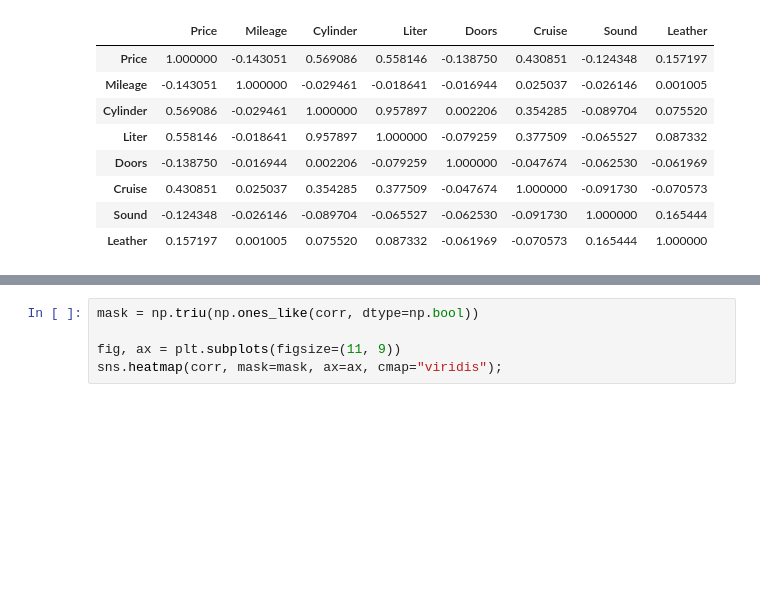
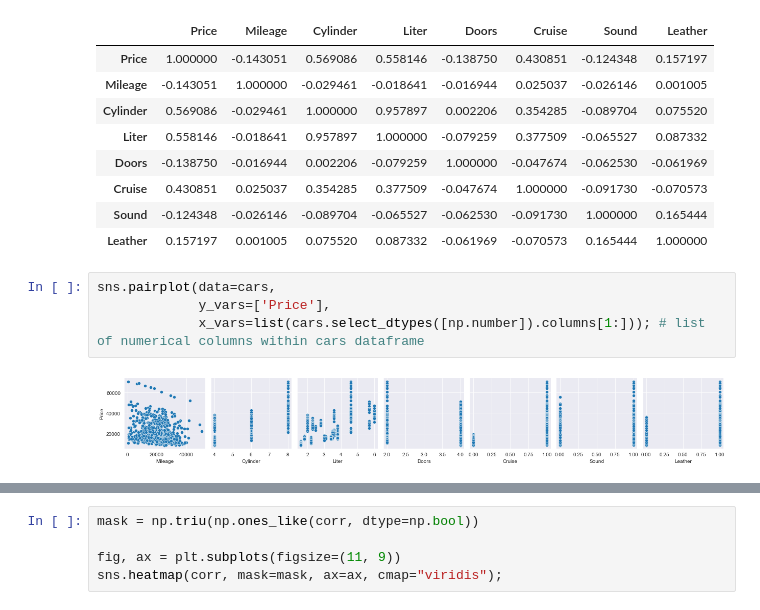
Before and after one commit to Ozxahmed/ML_DS_DL_Udemy_Course, a Jupyter notebook: s3_project_predCarPrices.ipynb, the cells around one changed output, grey strips where cells are left out. Saved outputs shown, nothing was run; the diff lists cells and outputs as text; blank space fills up the shorter version.

```diff
--- a/s3_project_predCarPrices.ipynb
+++ b/s3_project_predCarPrices.ipynb
@@ -90,3 +90,9 @@ corr
 | Cruise | 0.430851 | 0.025037 | 0.354285 | 0.377509 | -0.047674 | 1.000000 | -0.091730 | -0.070573 |
 | Sound | -0.124348 | -0.026146 | -0.089704 | -0.065527 | -0.062530 | -0.091730 | 1.000000 | 0.165444 |
 | Leather | 0.157197 | 0.001005 | 0.075520 | 0.087332 | -0.061969 | -0.070573 | 0.165444 | 1.000000 |
+# %%
+sns.pairplot(data=cars,
+             y_vars=['Price'],
+             x_vars=list(cars.select_dtypes([np.number]).columns[1:])); # list of numerical columns within cars dataframe
+# %% [output]
+[figure, added]
```
Also changed, not shown: parts of 86 cells of this notebook.
